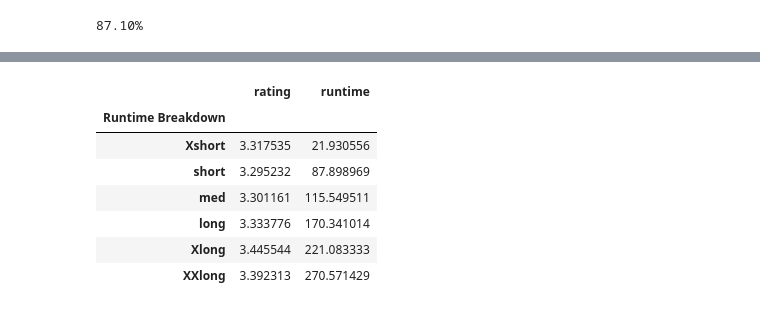
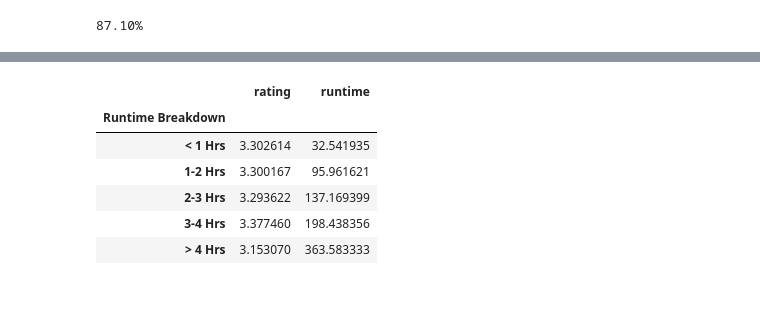
Before and after one commit to Rod-Skoglund/Data-Analytics-Project1, a Jupyter notebook: MovieAnalysis.ipynb, the cells around one changed output, grey strips where cells are left out. Cells and saved outputs as stored; diff of their text form; code cells hidden in the pictures.

```diff
--- a/MovieAnalysis.ipynb
+++ b/MovieAnalysis.ipynb
@@ -272,6 +272,6 @@ print(formatted_successful_movies)
 # budget_not_0_movies_df.shape
 # %%
 #successful_movies_df["runtime"] = pd.to_numeric(successful_movies_df["runtime"])
-trimmed_runtime_movies_df = successful_movies_df.loc[successful_movies_df["runtime"] < 300, :]
+trimmed_runtime_movies_df = successful_movies_df.loc[successful_movies_df["runtime"] < 900, :]
 trimmed_runtime_movies_df.shape
 # %% [output]
@@ -279,10 +279,12 @@ trimmed_runtime_movies_df.shape
 # %%
 # Create the bins in which Data will be held
 # Bins are 0, 60, 70, 80, 90, 100
-bins = [0, 50, 100, 150, 200, 250, 900]
+#bins = [0, 50, 100, 150, 200, 250, 900]
+bins = [0, 60, 120, 180, 240, 900]
 
 # Create the names for the four bins
-group_names = ["Xshort", "short", "med", "long", "Xlong", "XXlong" ]
+#group_names = ["Xshort", "short", "med", "long", "Xlong", "XXlong" ]
+group_names = ["< 1 Hrs", "1-2 Hrs", "2-3 Hrs", "3-4 Hrs", "> 4 Hrs" ]
 # %%
 trimmed_runtime_movies_df["Runtime Breakdown"] = pd.cut(trimmed_runtime_movies_df["runtime"], bins, labels=group_names)
 trimmed_runtime_movies_df.head(1)
@@ -297,13 +353,13 @@ See the caveats in the documentation: http://pandas.pydata.org/pandas-docs/stabl
 # %%
-ratings_vote_count_df = trimmed_runtime_movies_df[["rating", "runtime", "Runtime Breakdown"]]
-ratings_vote_count_df = ratings_vote_count_df.groupby("Runtime Breakdown")
-ratings_vote_count_df.mean()
+ratings_runtime_ave_df = trimmed_runtime_movies_df[["rating", "runtime", "Runtime Breakdown"]]
+ratings_runtime_ave_df = ratings_runtime_ave_df.groupby("Runtime Breakdown").mean()
+#ratings_runtime_ave_df.mean()
+ratings_runtime_ave_df.head()
 # %% [output]
 |  | rating | runtime |
 | Runtime Breakdown |  |  |
-| Xshort | 3.317535 | 21.930556 |
-| short | 3.295232 | 87.898969 |
-| med | 3.301161 | 115.549511 |
-| long | 3.333776 | 170.341014 |
-| Xlong | 3.445544 | 221.083333 |
-| XXlong | 3.392313 | 270.571429 |
+| < 1 Hrs | 3.302614 | 32.541935 |
+| 1-2 Hrs | 3.300167 | 95.961621 |
+| 2-3 Hrs | 3.293622 | 137.169399 |
+| 3-4 Hrs | 3.377460 | 198.438356 |
+| > 4 Hrs | 3.153070 | 363.583333 |
```
Also changed, not shown: parts of 9 cells of this notebook.
